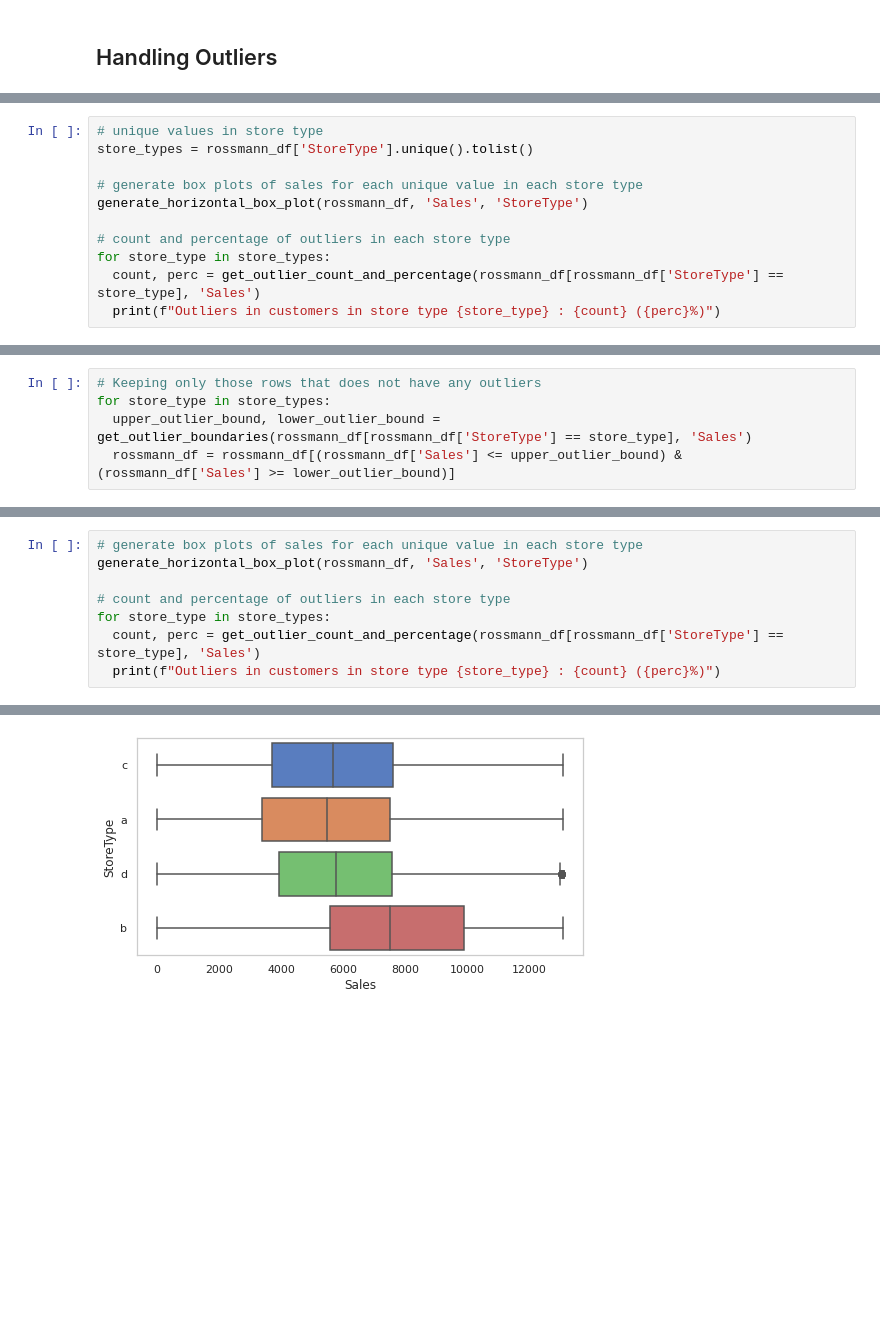
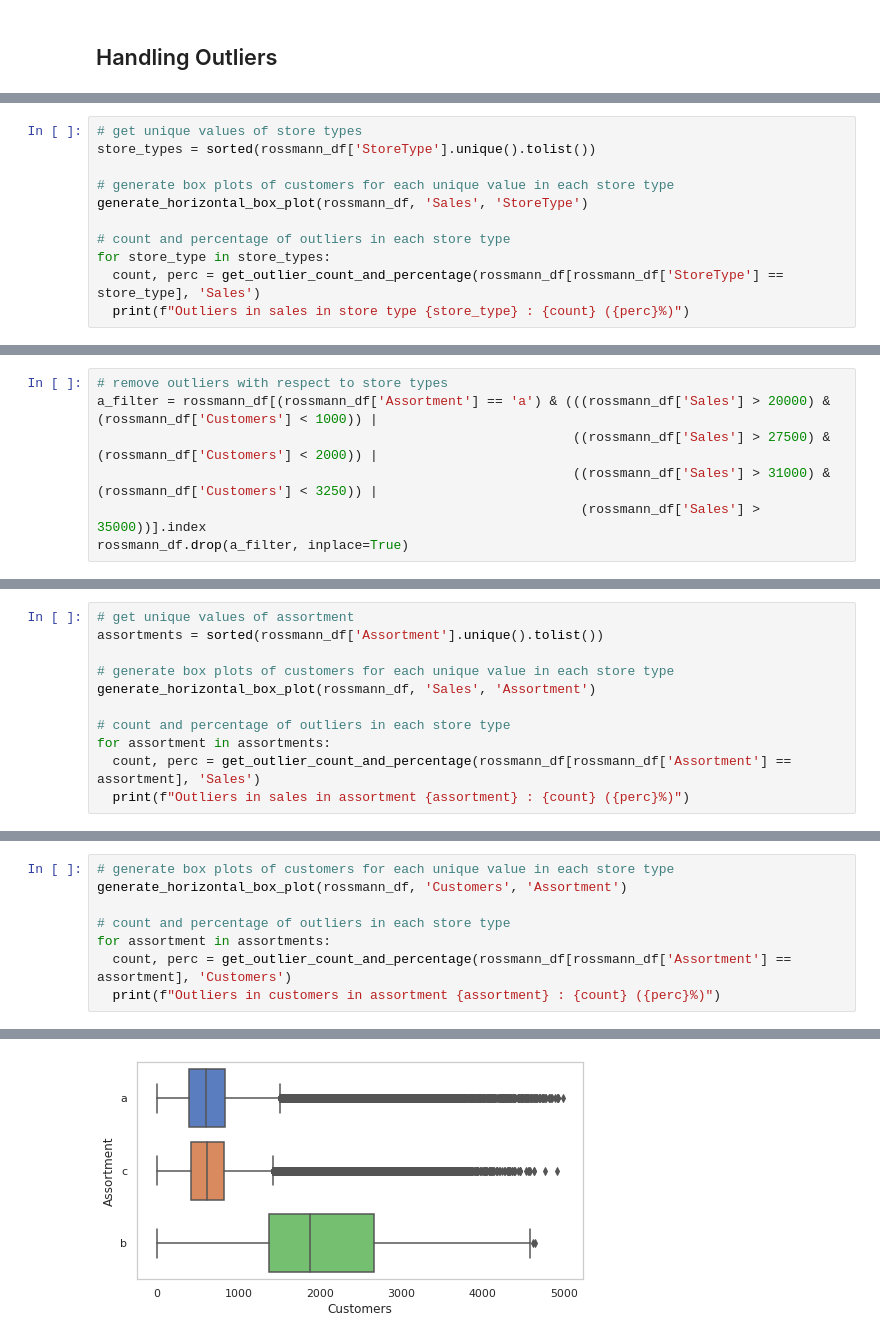
Before and after one commit to connect-midhunr/rossmann-sales-prediction, a Jupyter notebook: Rossmann_Sales_Prediction_Capstone_Project.ipynb, the cells around one changed output, grey strips where cells are left out. Cells and saved outputs as stored; diff of their text form; blank space fills up the shorter version.

Commit message:
Outlier detection

```diff
--- a/Rossmann_Sales_Prediction_Capstone_Project.ipynb
+++ b/Rossmann_Sales_Prediction_Capstone_Project.ipynb
@@ -861,12 +942,12 @@ Lets generate box plot for all numerical features to check outliers.
 # %%
-# unique values in store type
-store_types = rossmann_df['StoreType'].unique().tolist()
+# get unique values of store types
+store_types = sorted(rossmann_df['StoreType'].unique().tolist())
 
-# generate box plots of sales for each unique value in each store type
+# generate box plots of customers for each unique value in each store type
 generate_horizontal_box_plot(rossmann_df, 'Sales', 'StoreType')
 
 # count and percentage of outliers in each store type
 for store_type in store_types:
   count, perc = get_outlier_count_and_percentage(rossmann_df[rossmann_df['StoreType'] == store_type], 'Sales')
-  print(f"Outliers in customers in store type {store_type} : {count} ({perc}%)")
+  print(f"Outliers in sales in store type {store_type} : {count} ({perc}%)")
 # %% [output]
@@ -894,5 +974,0 @@ The Percentage of outliers in sales and customers for all store types is almost
-# %%
-# Keeping only those rows that does not have any outliers
-for store_type in store_types:
-  upper_outlier_bound, lower_outlier_bound = get_outlier_boundaries(rossmann_df[rossmann_df['StoreType'] == store_type], 'Sales')
-  rossmann_df = rossmann_df[(rossmann_df['Sales'] <= upper_outlier_bound) & (rossmann_df['Sales'] >= lower_outlier_bound)]
@@ -898,0 +986,7 @@ for store_type in store_types:
+# %%
+# remove outliers with respect to store types
+a_filter = rossmann_df[(rossmann_df['Assortment'] == 'a') & (((rossmann_df['Sales'] > 20000) & (rossmann_df['Customers'] < 1000)) |
+                                                             ((rossmann_df['Sales'] > 27500) & (rossmann_df['Customers'] < 2000)) |
+                                                             ((rossmann_df['Sales'] > 31000) & (rossmann_df['Customers'] < 3250)) |
+                                                              (rossmann_df['Sales'] > 35000))].index
+rossmann_df.drop(a_filter, inplace=True)
@@ -898,0 +998,11 @@ for store_type in store_types:
+# %%
+# get unique values of assortment
+assortments = sorted(rossmann_df['Assortment'].unique().tolist())
+
+# generate box plots of customers for each unique value in each store type
+generate_horizontal_box_plot(rossmann_df, 'Sales', 'Assortment')
+
+# count and percentage of outliers in each store type
+for assortment in assortments:
+  count, perc = get_outlier_count_and_percentage(rossmann_df[rossmann_df['Assortment'] == assortment], 'Sales')
+  print(f"Outliers in sales in assortment {assortment} : {count} ({perc}%)")
@@ -899,9 +1014,9 @@ for store_type in store_types:
 # %%
-# generate box plots of sales for each unique value in each store type
-generate_horizontal_box_plot(rossmann_df, 'Sales', 'StoreType')
+# generate box plots of customers for each unique value in each store type
+generate_horizontal_box_plot(rossmann_df, 'Customers', 'Assortment')
 
 # count and percentage of outliers in each store type
-for store_type in store_types:
-  count, perc = get_outlier_count_and_percentage(rossmann_df[rossmann_df['StoreType'] == store_type], 'Sales')
-  print(f"Outliers in customers in store type {store_type} : {count} ({perc}%)")
+for assortment in assortments:
+  count, perc = get_outlier_count_and_percentage(rossmann_df[rossmann_df['Assortment'] == assortment], 'Customers')
+  print(f"Outliers in customers in assortment {assortment} : {count} ({perc}%)")
 # %% [output]
@@ -912 +1026 @@ Outliers in customers in store type b : 0 (0.0%)
-[figure, old version]
+[figure, new version]
```
Also changed, not shown: parts of 38 cells of this notebook.
